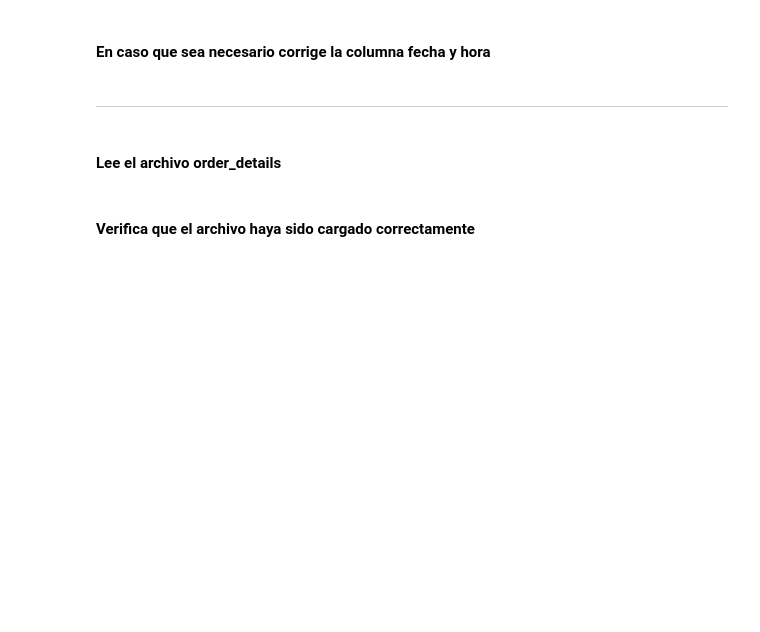
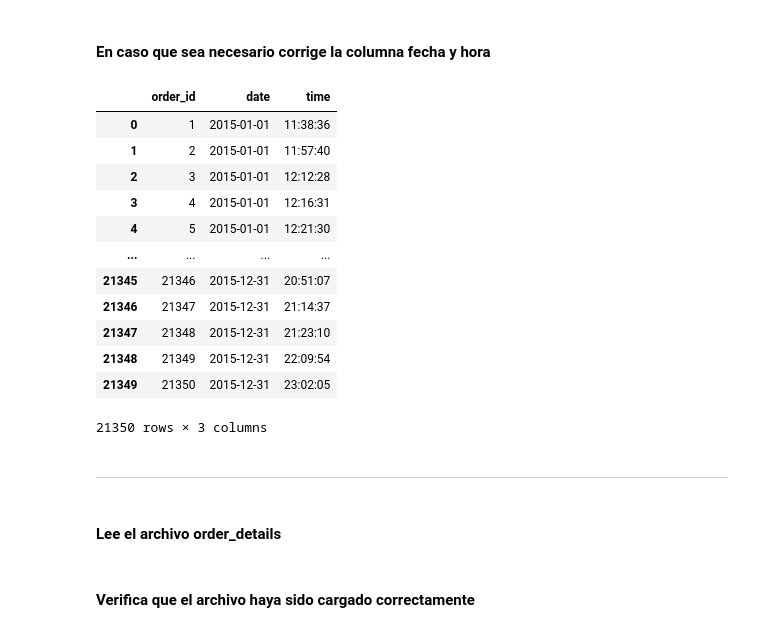
Before and after one commit to pablonunez81/ucom_intro_prog_final_work, a Jupyter notebook: M1_Trabajo_Final_pnunez_bbenitez.ipynb, the cells around one changed output. Saved outputs shown, nothing was run; the diff lists cells and outputs as text; code cells hidden in the pictures; blank space fills up the shorter version.

Commit message:
listo lectura y corrección de Orders

```diff
--- a/M1_Trabajo_Final_pnunez_bbenitez.ipynb
+++ b/M1_Trabajo_Final_pnunez_bbenitez.ipynb
@@ -42,11 +42,11 @@ Mounted at /content/drive
 from pandas._libs.tslibs.parsing import parse_datetime_string
 from pandas.core.arrays.timedeltas import parse_timedelta_unit
 from pandas.core.indexes.period import parse_time_string
-df_orders = pd.read_csv(ruta+'orders.csv',parse_dates=['date'])
+df_orders = pd.read_csv(ruta+'orders.csv',parse_dates=['date', 'time'])
 df_order_details = pd.read_csv(ruta+'order_details.csv')
 df_pizza_types = pd.read_csv(ruta+'pizza_types.csv', header=0, encoding='unicode_escape')
 df_pizzas = pd.read_csv(ruta+'pizzas.csv')
-print(df_orders)
-print(df_order_details)
-print(df_pizza_types)
-print(df_pizzas)
+#print(df_orders)
+#print(df_order_details)
+#print(df_pizza_types)
+#print(df_pizzas)
@@ -122,5 +120,22 @@ time
 # %% [markdown]
 #### En caso que sea necesario corrige la columna fecha y hora
+# %%
+df_orders['time'] = df_orders['time'].dt.strftime('%H:%M:%S')   # esto ejecutar una sola vez
+df_orders
+# %% [output]
+|  | order_id | date | time |
+| 0 | 1 | 2015-01-01 | 11:38:36 |
+| 1 | 2 | 2015-01-01 | 11:57:40 |
+| 2 | 3 | 2015-01-01 | 12:12:28 |
+| 3 | 4 | 2015-01-01 | 12:16:31 |
+| 4 | 5 | 2015-01-01 | 12:21:30 |
+| ... | ... | ... | ... |
+| 21345 | 21346 | 2015-12-31 | 20:51:07 |
+| 21346 | 21347 | 2015-12-31 | 21:14:37 |
+| 21347 | 21348 | 2015-12-31 | 21:23:10 |
+| 21348 | 21349 | 2015-12-31 | 22:09:54 |
+| 21349 | 21350 | 2015-12-31 | 23:02:05 |
+21350 rows × 3 columns
 # %% [markdown]
 ----
 # %% [markdown]
```
Also changed, not shown: parts of 4 cells of this notebook.
